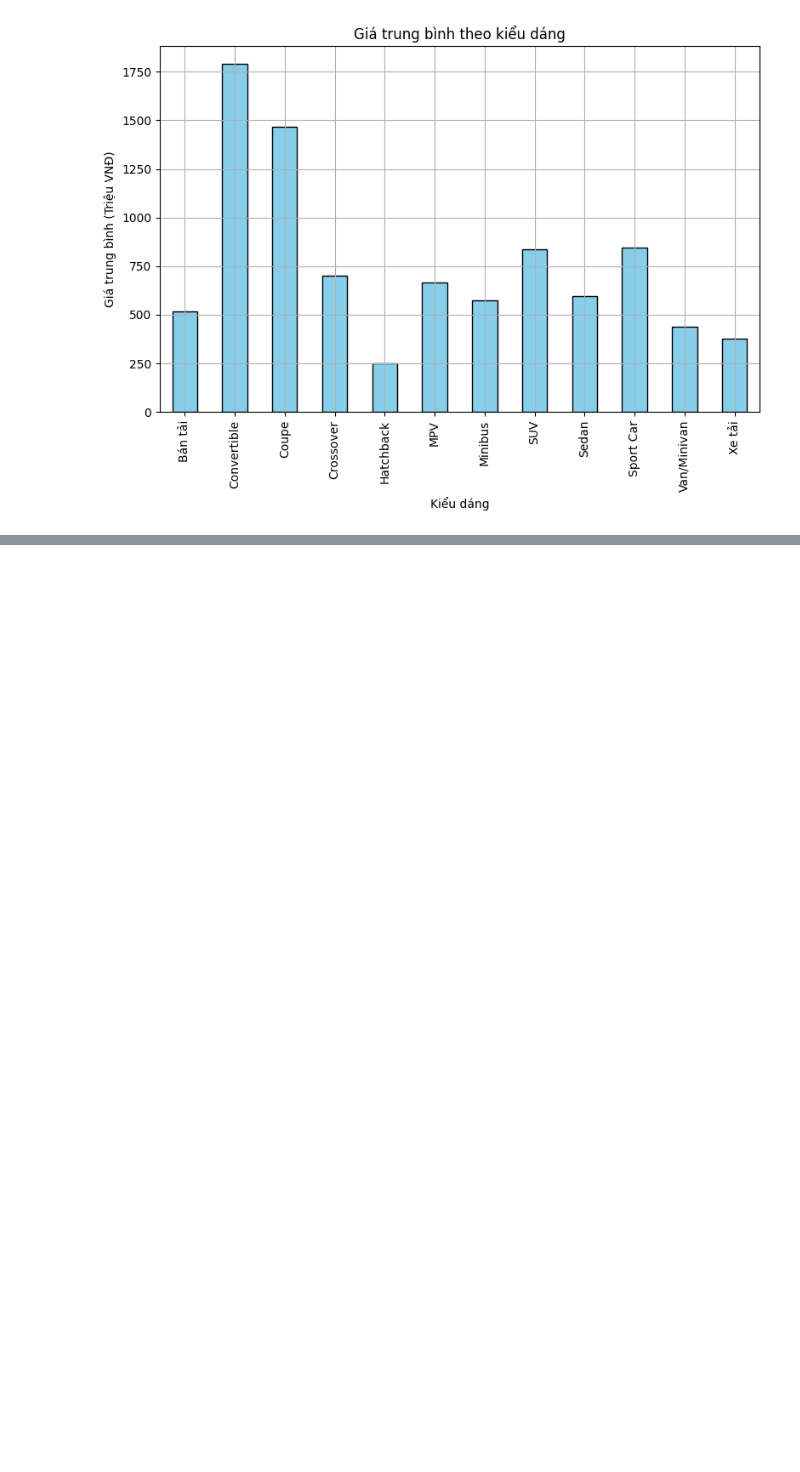
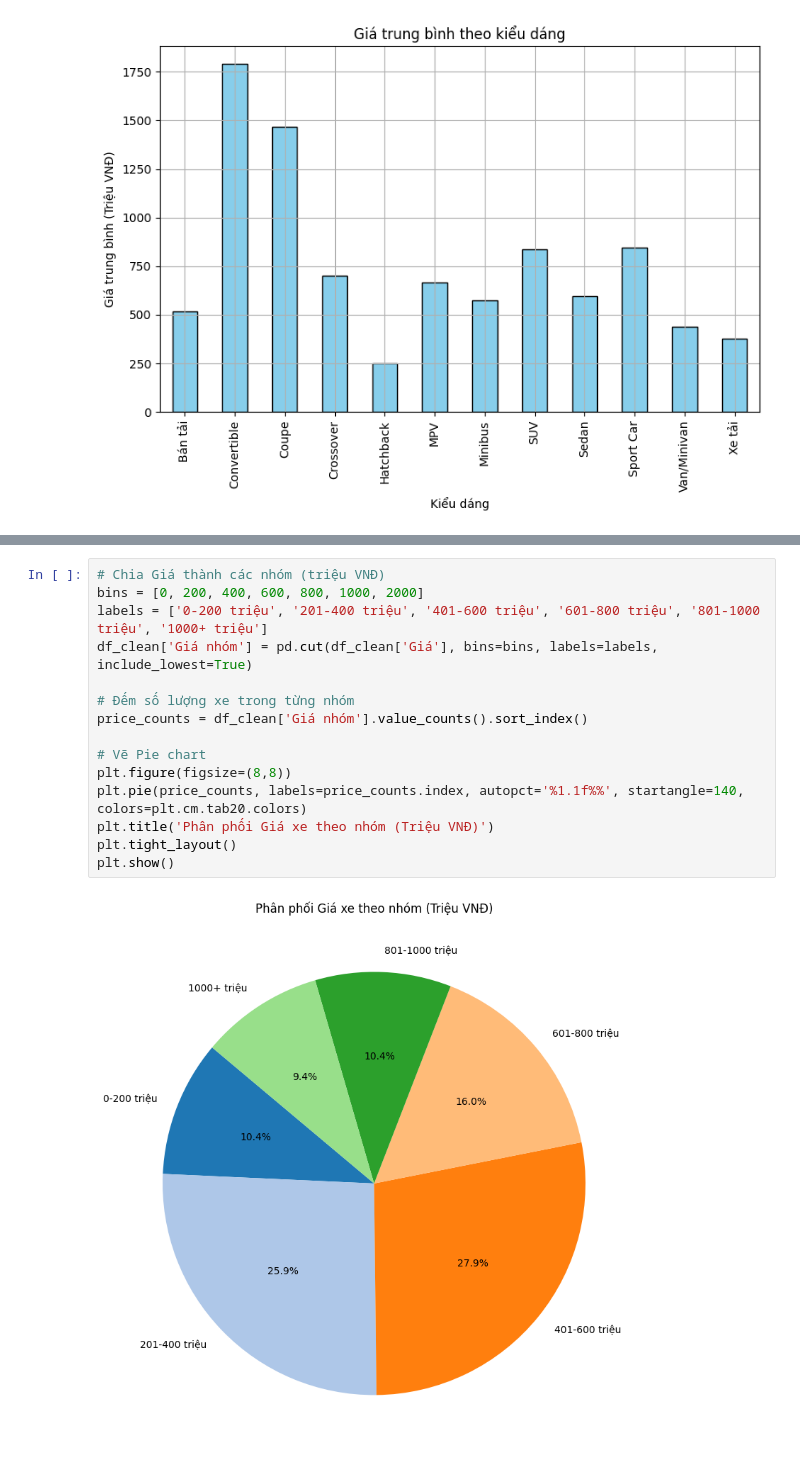
Before and after one commit to hoanpvpv/BTL-DATA, a Jupyter notebook: clearDataBTL2.ipynb, the cells around one changed output, grey strips where cells are left out. Saved outputs shown, nothing was run; the diff lists cells and outputs as text; blank space fills up the shorter version.

```diff
--- a/clearDataBTL2.ipynb
+++ b/clearDataBTL2.ipynb
@@ -209,0 +254,17 @@ plt.show()
+# %%
+# Chia Giá thành các nhóm (triệu VNĐ)
+bins = [0, 200, 400, 600, 800, 1000, 2000]
+labels = ['0-200 triệu', '201-400 triệu', '401-600 triệu', '601-800 triệu', '801-1000 triệu', '1000+ triệu']
+df_clean['Giá nhóm'] = pd.cut(df_clean['Giá'], bins=bins, labels=labels, include_lowest=True)
+
+# Đếm số lượng xe trong từng nhóm
+price_counts = df_clean['Giá nhóm'].value_counts().sort_index()
+
+# Vẽ Pie chart
+plt.figure(figsize=(8,8))
+plt.pie(price_counts, labels=price_counts.index, autopct='%1.1f%%', startangle=140, colors=plt.cm.tab20.colors)
+plt.title('Phân phối Giá xe theo nhóm (Triệu VNĐ)')
+plt.tight_layout()
+plt.show()
+# %% [output]
+[figure, added]
```
Also changed, not shown: parts of 8 cells of this notebook, 2 other files.
